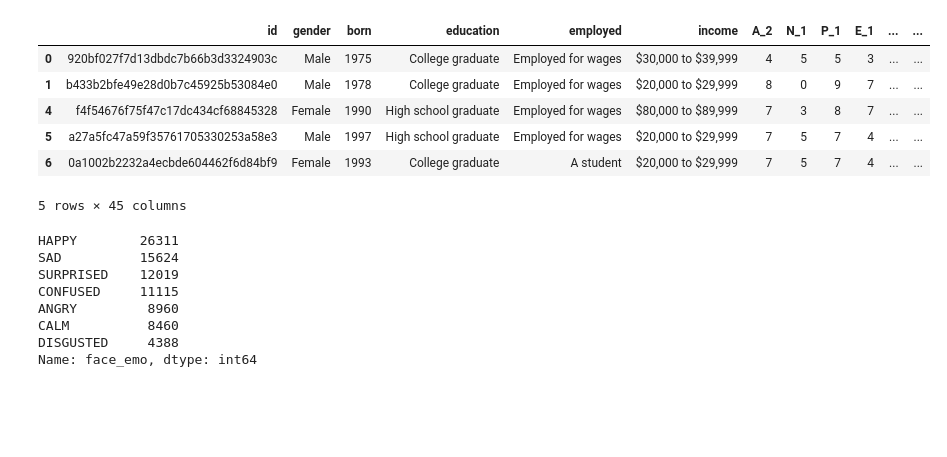
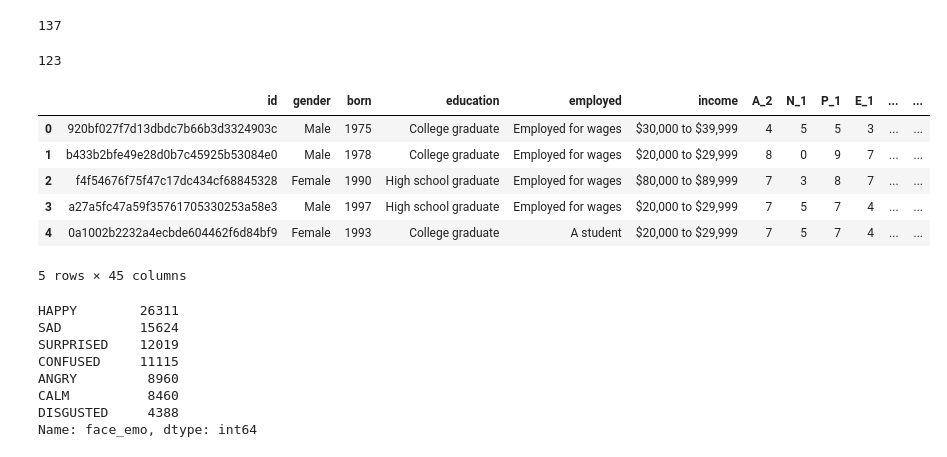
Before and after one commit to jo812568/ds-uva, a Jupyter notebook: Fundamentals of Data Science/Instagram PERMA score prediction - assignment (W56).ipynb, the cells around one changed output. Saved outputs shown, nothing was run; the diff lists cells and outputs as text; code cells hidden in the pictures; blank space fills up the shorter version.

```diff
--- a/Fundamentals of Data Science/Instagram PERMA score prediction - assignment (W56).ipynb
+++ b/Fundamentals of Data Science/Instagram PERMA score prediction - assignment (W56).ipynb
@@ -26,16 +30,26 @@ image_face_frame = pd.merge(image_df, face_df, how='inner', on='image_id')
 # im_anp_obj_frame = pd.merge(image_anp_frame, object_labels_df, how='inner', on='image_id')
 # im_anp_obj_face_frame = pd.merge(im_anp_obj_frame, face_df, how='inner', on='image_id')
 # im_anp_obj_face_frame = pd.merge(im_anp_obj_frame, face_df, how='inner', on='image_id')
+# %%
+len(image_df['user_id'].unique())
+# %% [output]
+137
+# %%
+len(image_face_frame['user_id'].unique())
+# %% [output]
+123
 # %%
-survey_df = survey_df[survey_df['imagecount'] > 0]
+# survey_df = survey_df[survey_df['imagecount'] > 0]
+survey_df = pd.read_csv('perma.csv')
+del survey_df['Unnamed: 0']
 survey_df.head()
 # %% [output]
 |  | id | gender | born | education | employed | income | A_2 | N_1 | P_1 | E_1 | ... | ... |
 | 0 | 920bf027f7d13dbdc7b66b3d3324903c | Male | 1975 | College graduate | Employed for wages | $30,000 to $39,999 | 4 | 5 | 5 | 3 | ... | ... |
 | 1 | b433b2bfe49e28d0b7c45925b53084e0 | Male | 1978 | College graduate | Employed for wages | $20,000 to $29,999 | 8 | 0 | 9 | 7 | ... | ... |
-| 4 | f4f54676f75f47c17dc434cf68845328 | Female | 1990 | High school graduate | Employed for wages | $80,000 to $89,999 | 7 | 3 | 8 | 7 | ... | ... |
-| 5 | a27a5fc47a59f35761705330253a58e3 | Male | 1997 | High school graduate | Employed for wages | $20,000 to $29,999 | 7 | 5 | 7 | 4 | ... | ... |
-| 6 | 0a1002b2232a4ecbde604462f6d84bf9 | Female | 1993 | College graduate | A student | $20,000 to $29,999 | 7 | 5 | 7 | 4 | ... | ... |
+| 2 | f4f54676f75f47c17dc434cf68845328 | Female | 1990 | High school graduate | Employed for wages | $80,000 to $89,999 | 7 | 3 | 8 | 7 | ... | ... |
+| 3 | a27a5fc47a59f35761705330253a58e3 | Male | 1997 | High school graduate | Employed for wages | $20,000 to $29,999 | 7 | 5 | 7 | 4 | ... | ... |
+| 4 | 0a1002b2232a4ecbde604462f6d84bf9 | Female | 1993 | College graduate | A student | $20,000 to $29,999 | 7 | 5 | 7 | 4 | ... | ... |
 5 rows × 45 columns
 # %%
 face_df['face_emo'].value_counts()
```
Also changed, not shown: parts of 89 cells of this notebook, 3 other files.
